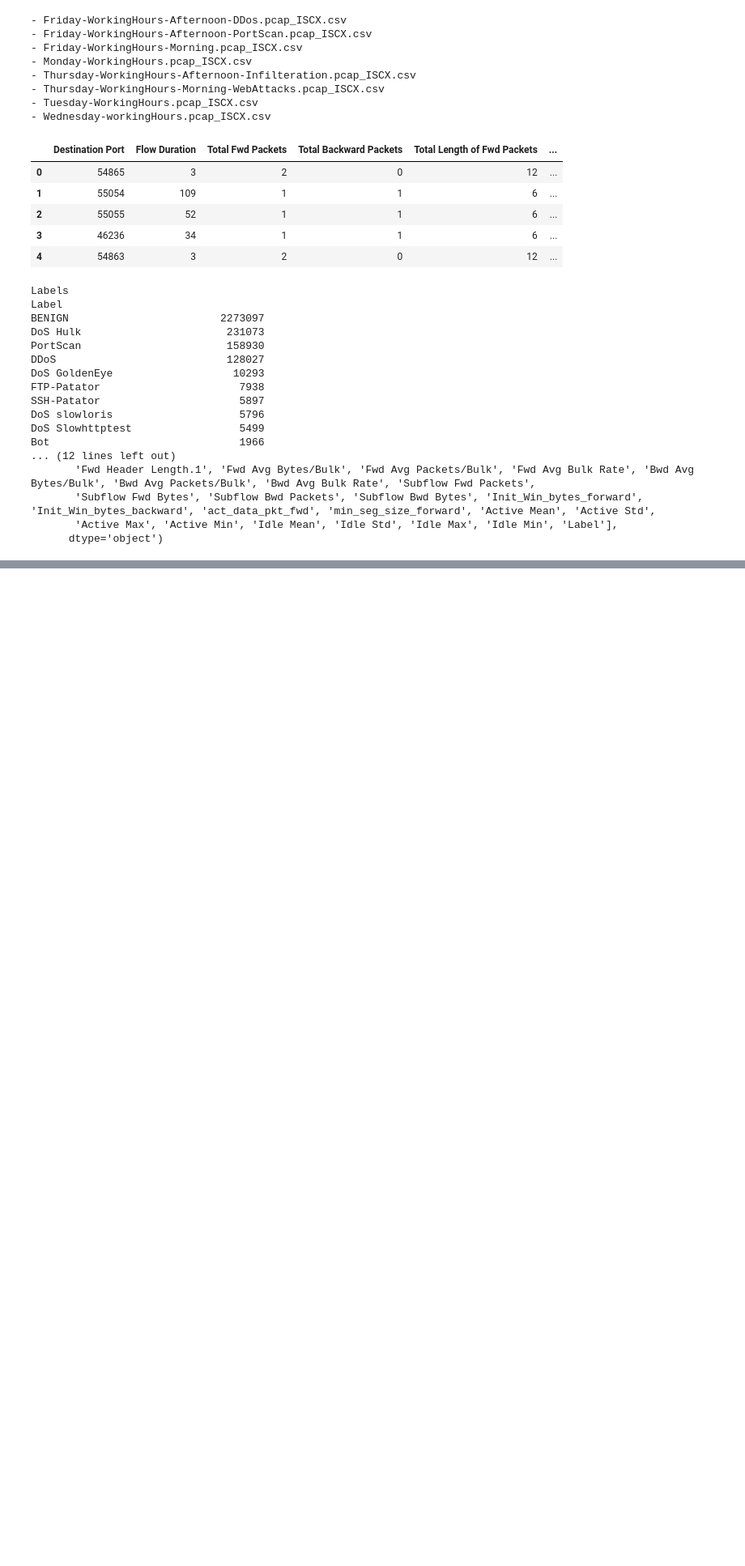
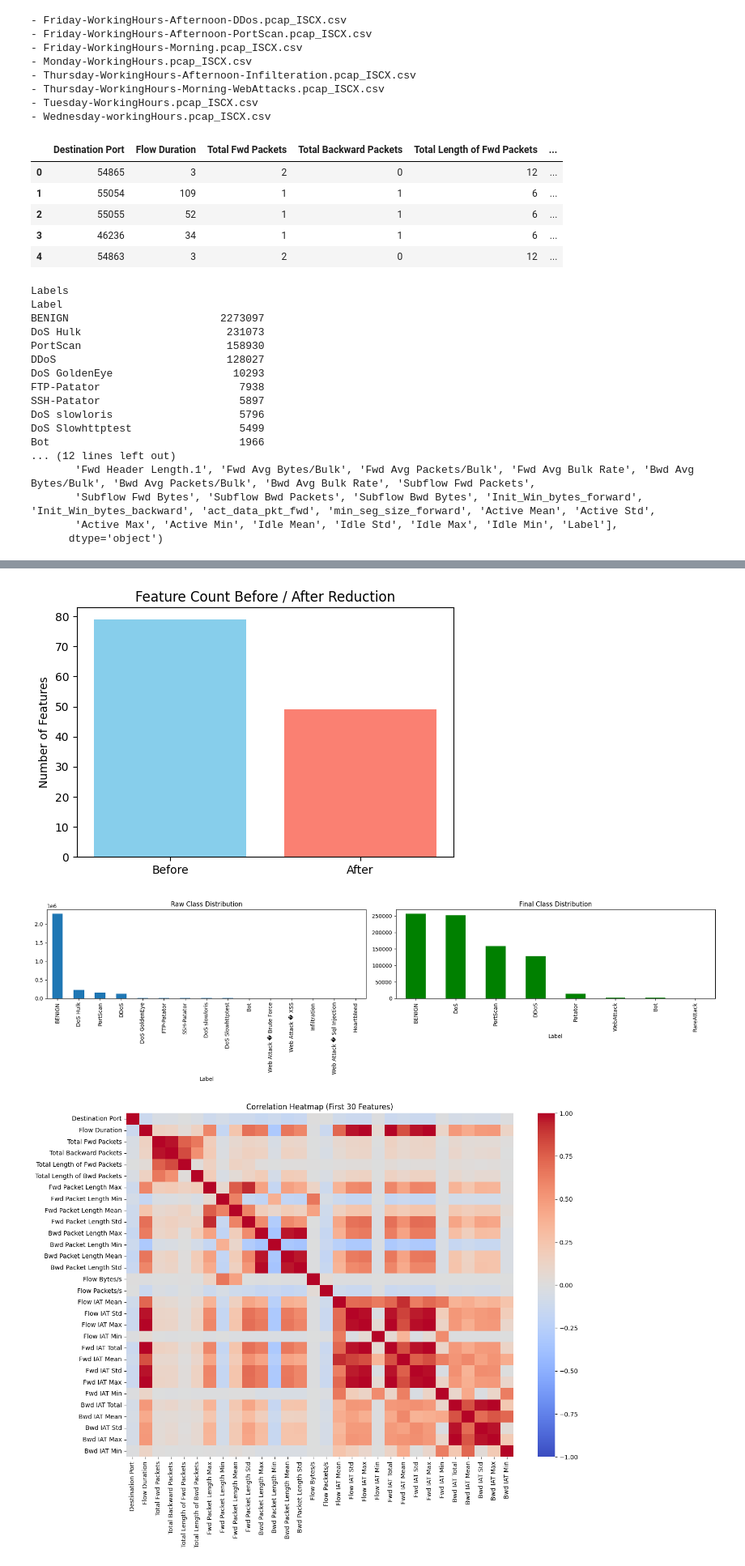
Before and after one commit to metecemturan/network-intrusion-detection-classification, a Jupyter notebook: intrusionDataPreprocess.ipynb, the cells around one changed output, grey strips where cells are left out. Shown at 81% size. Drawn from its saved outputs; the diff is of its cells as text; code cells hidden in the pictures; blank space fills up the shorter version.

```diff
--- a/intrusionDataPreprocess.ipynb
+++ b/intrusionDataPreprocess.ipynb
@@ -92,0 +286,74 @@ Kalan NaN: 0
+# %%
+import matplotlib.pyplot as plt
+#GRAPHS
+
+plt.figure(figsize=(6,4))
+values = [df_raw.shape[1], df.shape[1]]
+labels = ["Before", "After"]
+
+plt.bar(labels, values, color=["skyblue", "salmon"])
+plt.title("Feature Count Before / After Reduction")
+plt.ylabel("Number of Features")
+plt.show()
+
+# ###############
+
+plt.figure(figsize=(18,5))
+
+# Raw
+plt.subplot(1,2,1)
+df_raw["Label"].value_counts().plot(kind="bar")
+plt.title("Raw Class Distribution")
+plt.xticks(rotation=90)
+
+# After Merge + Reduction
+plt.subplot(1,2,2)
+df["Label"].value_counts().plot(kind="bar", color="green")
+plt.title("Final Class Distribution")
+plt.xticks(rotation=90)
+
+plt.tight_layout()
+plt.show()
+###################
+import seaborn as sns
+
+subset_cols = numeric_df.columns[:30]
+
+plt.figure(figsize=(14,10))
+sns.heatmap(numeric_df[subset_cols].corr(), cmap="coolwarm", vmin=-1, vmax=1)
+plt.title("Correlation Heatmap (First 30 Features)")
+plt.show()
+
+rep_pairs = []
+
+for col in to_drop:
+    corr_vals = corr_matrix[col].sort_values(ascending=False)
+    rep = corr_vals.index[1]   # kendisi hariç en yüksek
+    rep_pairs.append((col, rep, corr_vals[1]))
+
+rep_df = pd.DataFrame(rep_pairs, columns=["Removed", "Most Similar", "Correlation"])
+print(rep_df)
+
+#############################
+
+skews = numeric_df.skew().sort_values(ascending=False)
+
+plt.figure(figsize=(12,6))
+skews[:20].plot(kind="bar", color="red")
+plt.title("Top 20 Most Skewed Features")
+plt.show()
+
+print("Most skewed features:\n", skews[:20])
+
+from sklearn.decomposition import PCA
+from sklearn.preprocessing import StandardScaler
+
+X = df.select_dtypes(include=["float", "int"])
+y = df["Label"]
+
+scaler = StandardScaler()
+X_scaled = scaler.fit_transform(X)
+# %% [output]
+[figure, added]
+[figure, added]
+[figure, added]
```
Also changed, not shown: parts of 5 cells of this notebook.
